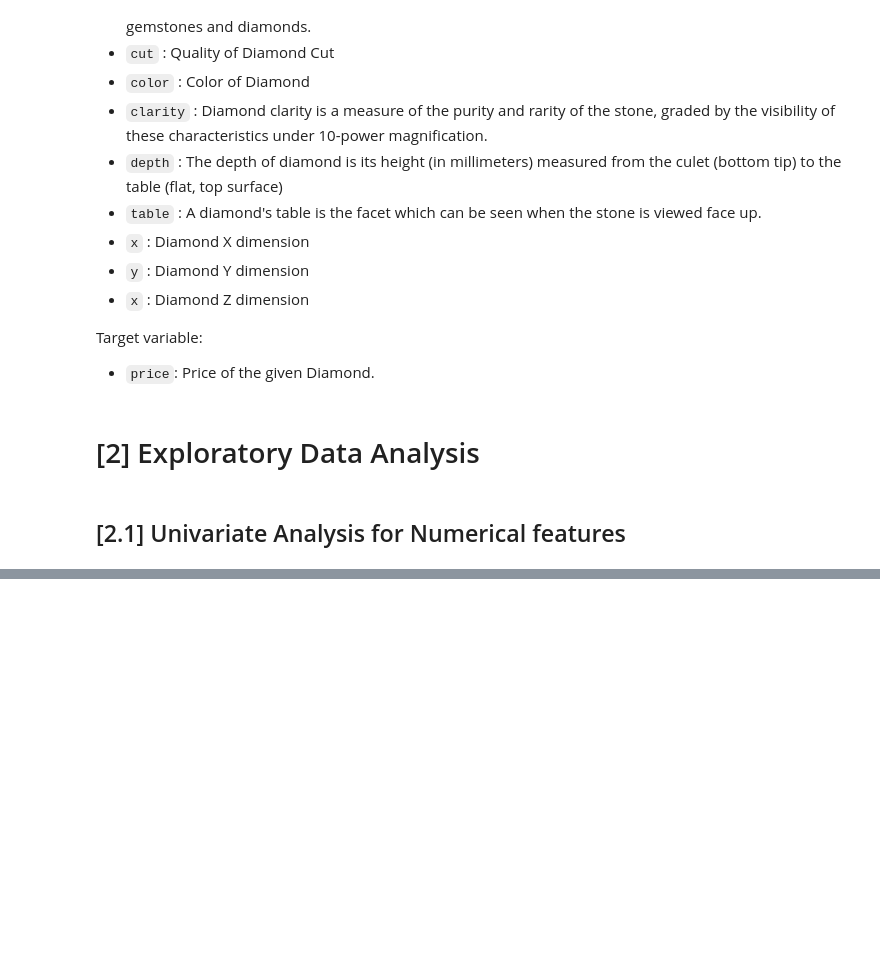
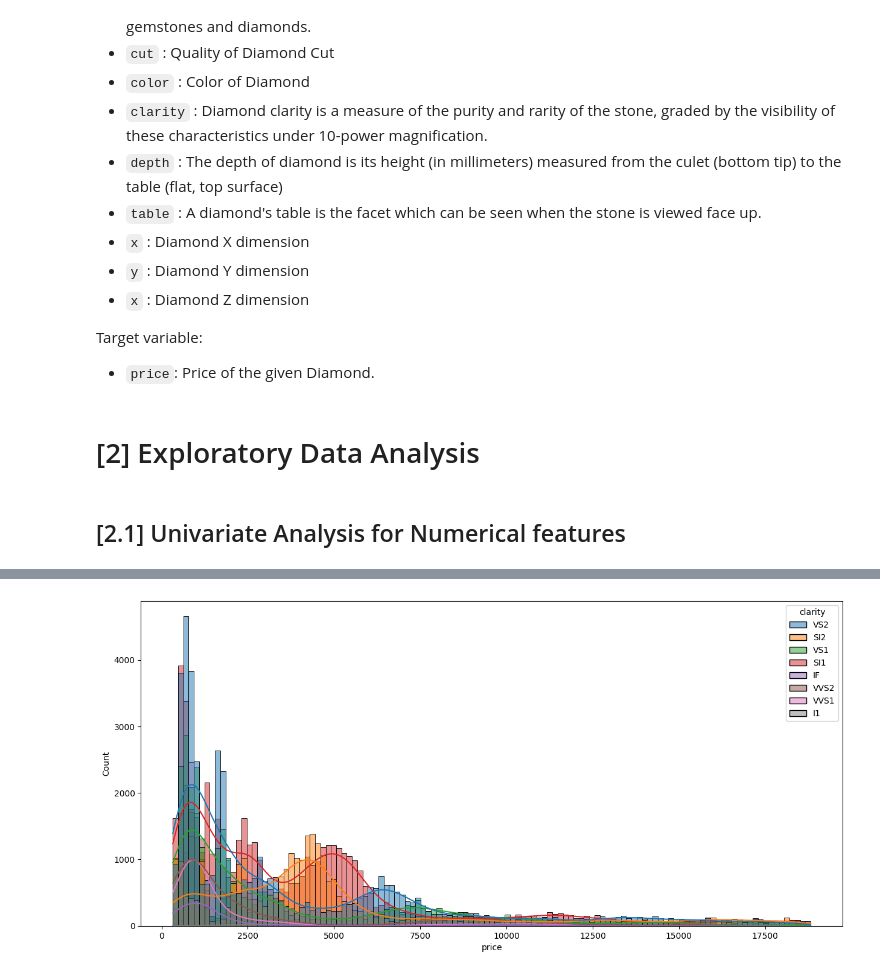
Before and after one commit to Muhammad-Shah/Machine-Learning-End-to-End-Projects, a Jupyter notebook: Gemstone-Price-Prediction/notebooks/EDA.ipynb, the cells around one changed output, grey strips where cells are left out. Drawn from its saved outputs; the diff is of its cells as text; code cells hidden in the pictures; blank space fills up the shorter version.

```diff
--- a/Gemstone-Price-Prediction/notebooks/EDA.ipynb
+++ b/Gemstone-Price-Prediction/notebooks/EDA.ipynb
@@ -236,0 +255,6 @@ plt.show()
+# %%
+fig, ax = plt.subplots(1, 1, figsize=(15, 7))
+sns.histplot(data=train_df, x='price', hue='clarity', kde=True)
+plt.show()
+# %% [output]
+[figure, added]
```
Also changed, not shown: parts of 33 cells of this notebook, 1 other file.
